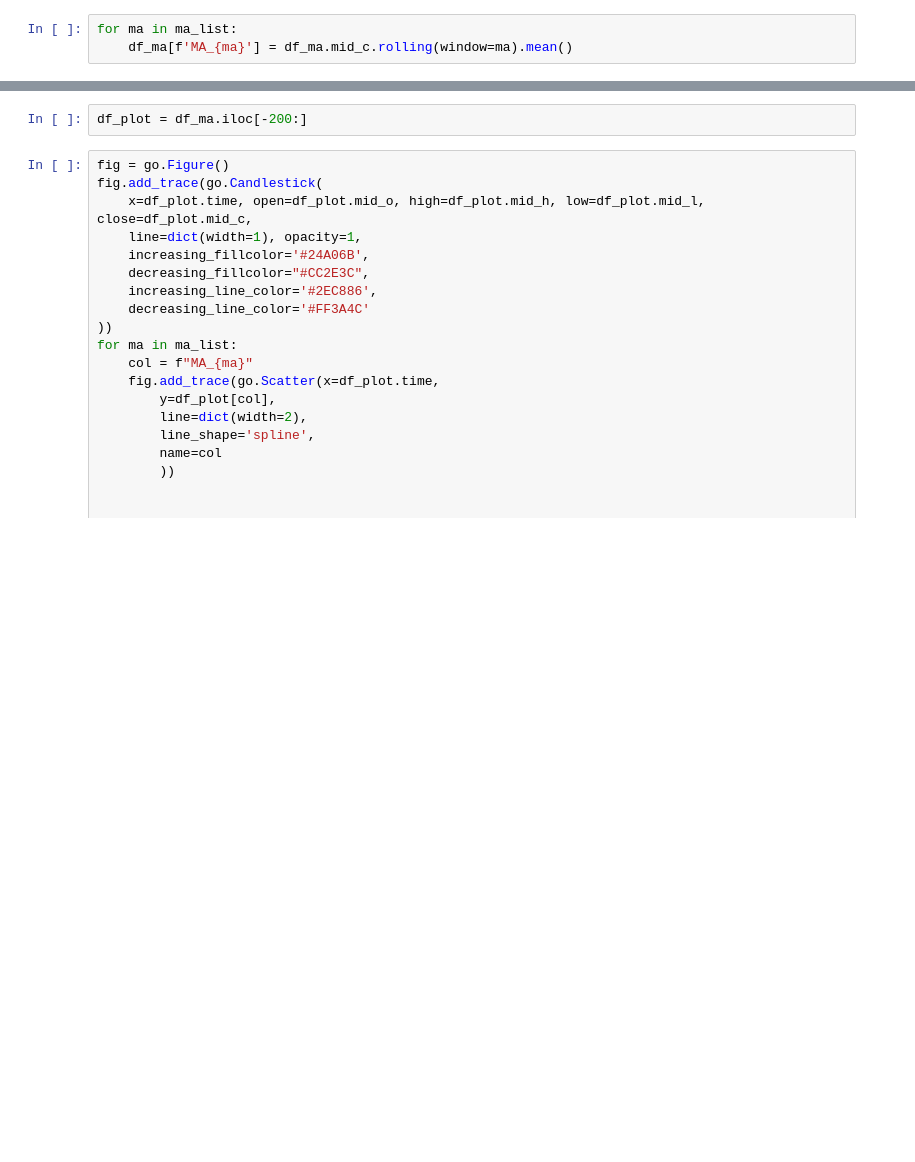
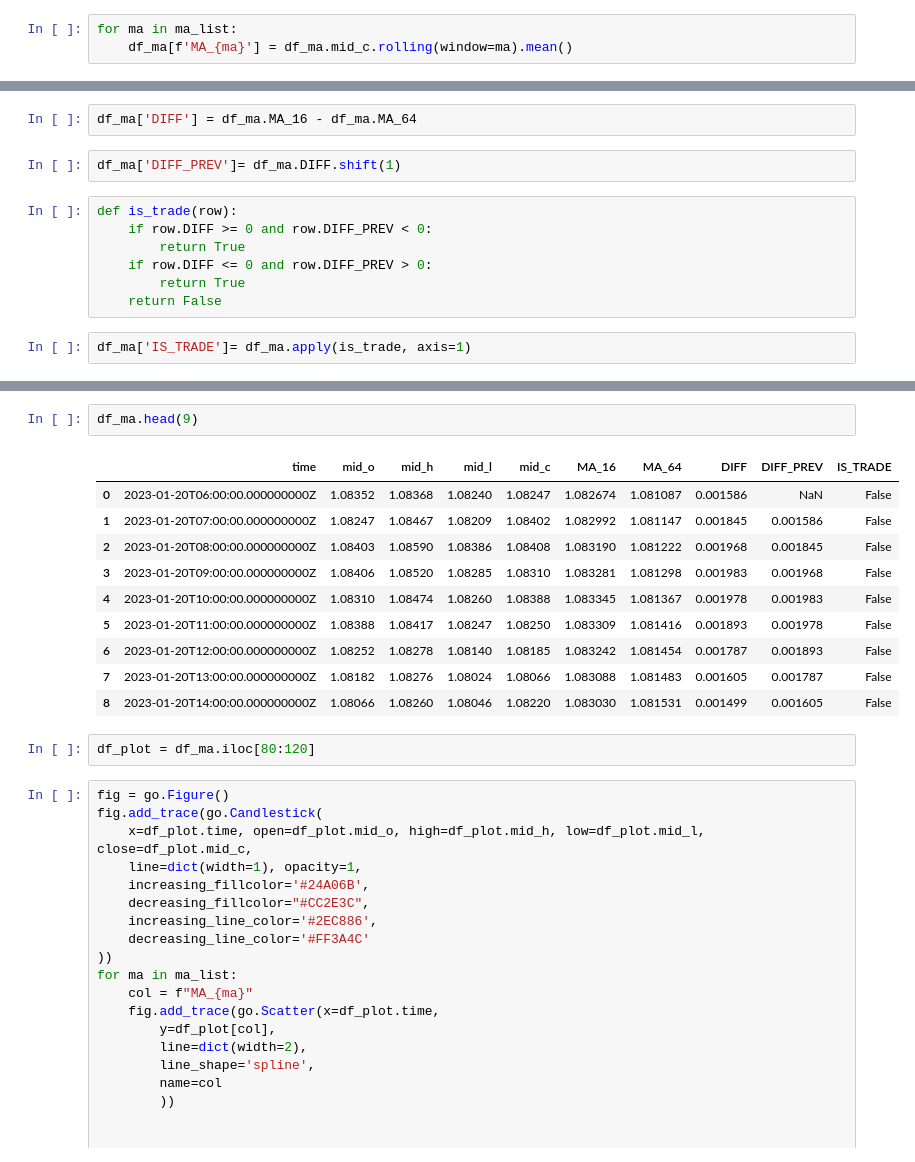
Before and after one commit to jiajie0225/ForexBot, a Jupyter notebook: candle_plot.ipynb, the cells around one changed output, grey strips where cells are left out. Drawn from its saved outputs; the diff is of its cells as text; blank space fills up the shorter version.

```diff
--- a/candle_plot.ipynb
+++ b/candle_plot.ipynb
@@ -46,0 +48,13 @@ df_ma.head(9)
+# %%
+df_ma['DIFF'] = df_ma.MA_16 - df_ma.MA_64
+# %%
+df_ma['DIFF_PREV']= df_ma.DIFF.shift(1)
+# %%
+def is_trade(row):
+    if row.DIFF >= 0 and row.DIFF_PREV < 0:
+        return True
+    if row.DIFF <= 0 and row.DIFF_PREV > 0:
+        return True
+    return False
+# %%
+df_ma['IS_TRADE']= df_ma.apply(is_trade, axis=1)
@@ -47,5 +72,18 @@ df_ma.head(9)
+# %%
+df_ma.head(9)
+# %% [output]
+|  | time | mid_o | mid_h | mid_l | mid_c | MA_16 | MA_64 | DIFF | DIFF_PREV | IS_TRADE |
+| 0 | 2023-01-20T06:00:00.000000000Z | 1.08352 | 1.08368 | 1.08240 | 1.08247 | 1.082674 | 1.081087 | 0.001586 | NaN | False |
+| 1 | 2023-01-20T07:00:00.000000000Z | 1.08247 | 1.08467 | 1.08209 | 1.08402 | 1.082992 | 1.081147 | 0.001845 | 0.001586 | False |
+| 2 | 2023-01-20T08:00:00.000000000Z | 1.08403 | 1.08590 | 1.08386 | 1.08408 | 1.083190 | 1.081222 | 0.001968 | 0.001845 | False |
+| 3 | 2023-01-20T09:00:00.000000000Z | 1.08406 | 1.08520 | 1.08285 | 1.08310 | 1.083281 | 1.081298 | 0.001983 | 0.001968 | False |
+| 4 | 2023-01-20T10:00:00.000000000Z | 1.08310 | 1.08474 | 1.08260 | 1.08388 | 1.083345 | 1.081367 | 0.001978 | 0.001983 | False |
+| 5 | 2023-01-20T11:00:00.000000000Z | 1.08388 | 1.08417 | 1.08247 | 1.08250 | 1.083309 | 1.081416 | 0.001893 | 0.001978 | False |
+| 6 | 2023-01-20T12:00:00.000000000Z | 1.08252 | 1.08278 | 1.08140 | 1.08185 | 1.083242 | 1.081454 | 0.001787 | 0.001893 | False |
+| 7 | 2023-01-20T13:00:00.000000000Z | 1.08182 | 1.08276 | 1.08024 | 1.08066 | 1.083088 | 1.081483 | 0.001605 | 0.001787 | False |
+| 8 | 2023-01-20T14:00:00.000000000Z | 1.08066 | 1.08260 | 1.08046 | 1.08220 | 1.083030 | 1.081531 | 0.001499 | 0.001605 | False |
 # %%
-df_plot = df_ma.iloc[-200:]
+df_plot = df_ma.iloc[80:120]
 # %%
 fig = go.Figure()
 fig.add_trace(go.Candlestick(
```
Also changed, not shown: parts of 4 cells of this notebook.
